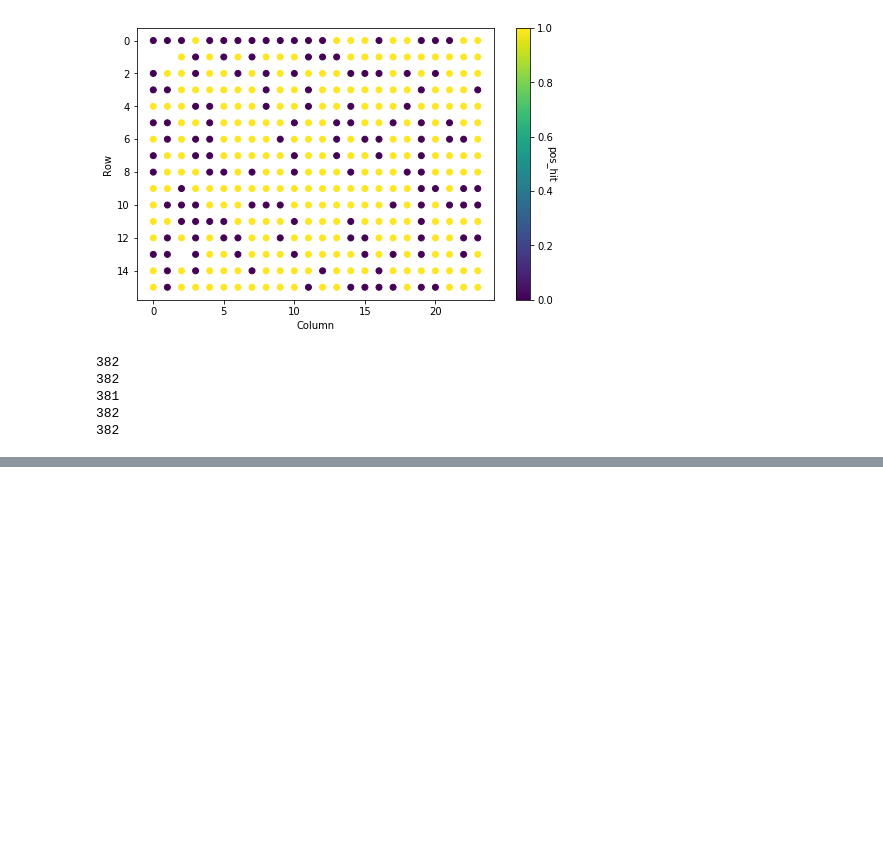
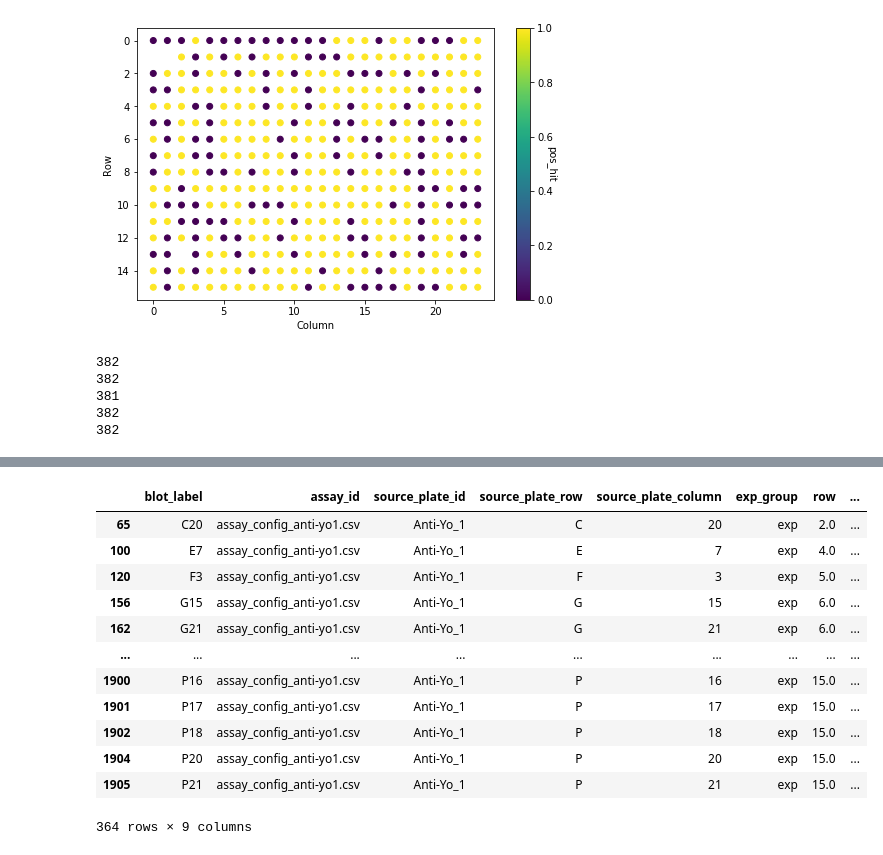
Before and after one commit to czbiohub/dotblotr, a Jupyter notebook: examples/multi_file_example.ipynb, the cells around one changed output, grey strips where cells are left out. Cells and saved outputs as stored; diff of their text form; code cells hidden in the pictures; blank space fills up the shorter version.

```diff
--- a/examples/multi_file_example.ipynb
+++ b/examples/multi_file_example.ipynb
@@ -66,0 +82,16 @@ len(results_table.index)
+# %%
+pos_hit_dfs[0]
+# %% [output]
+|  | blot_label | assay_id | source_plate_id | source_plate_row | source_plate_column | exp_group | row | ... |
+| 65 | C20 | assay_config_anti-yo1.csv | Anti-Yo_1 | C | 20 | exp | 2.0 | ... |
+| 100 | E7 | assay_config_anti-yo1.csv | Anti-Yo_1 | E | 7 | exp | 4.0 | ... |
+| 120 | F3 | assay_config_anti-yo1.csv | Anti-Yo_1 | F | 3 | exp | 5.0 | ... |
+| 156 | G15 | assay_config_anti-yo1.csv | Anti-Yo_1 | G | 15 | exp | 6.0 | ... |
+| 162 | G21 | assay_config_anti-yo1.csv | Anti-Yo_1 | G | 21 | exp | 6.0 | ... |
+| ... | ... | ... | ... | ... | ... | ... | ... | ... |
+| 1900 | P16 | assay_config_anti-yo1.csv | Anti-Yo_1 | P | 16 | exp | 15.0 | ... |
+| 1901 | P17 | assay_config_anti-yo1.csv | Anti-Yo_1 | P | 17 | exp | 15.0 | ... |
+| 1902 | P18 | assay_config_anti-yo1.csv | Anti-Yo_1 | P | 18 | exp | 15.0 | ... |
+| 1904 | P20 | assay_config_anti-yo1.csv | Anti-Yo_1 | P | 20 | exp | 15.0 | ... |
+| 1905 | P21 | assay_config_anti-yo1.csv | Anti-Yo_1 | P | 21 | exp | 15.0 | ... |
+364 rows × 9 columns
```
Also changed, not shown: parts of 6 cells of this notebook, 7 other files.
